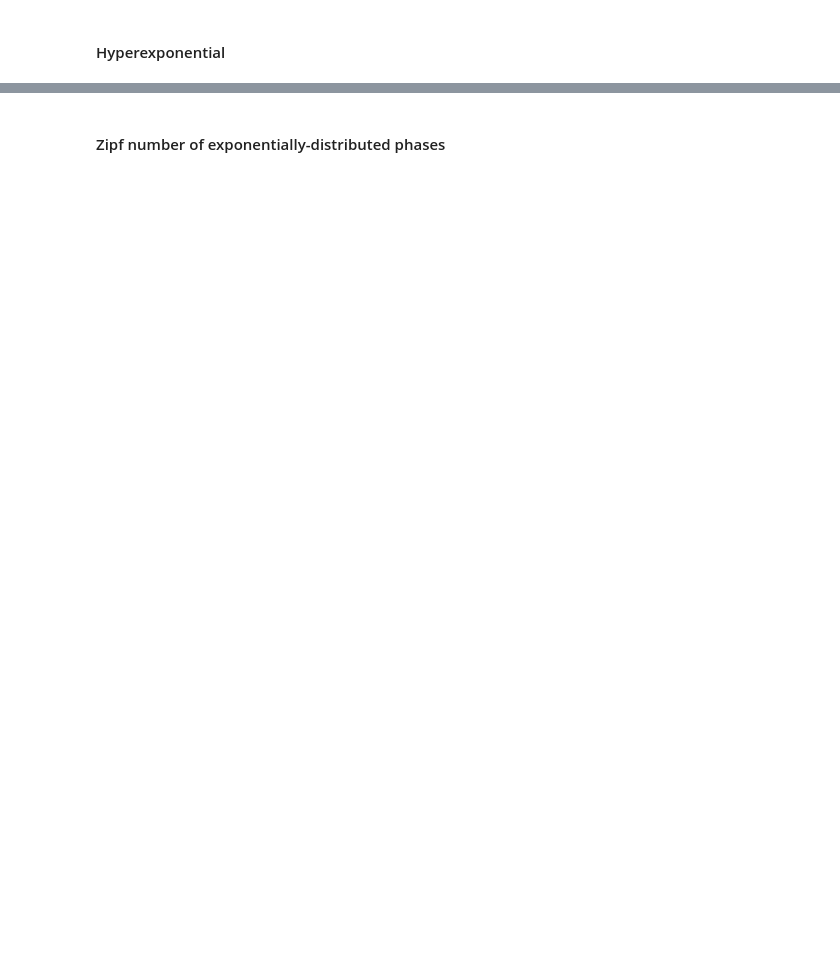
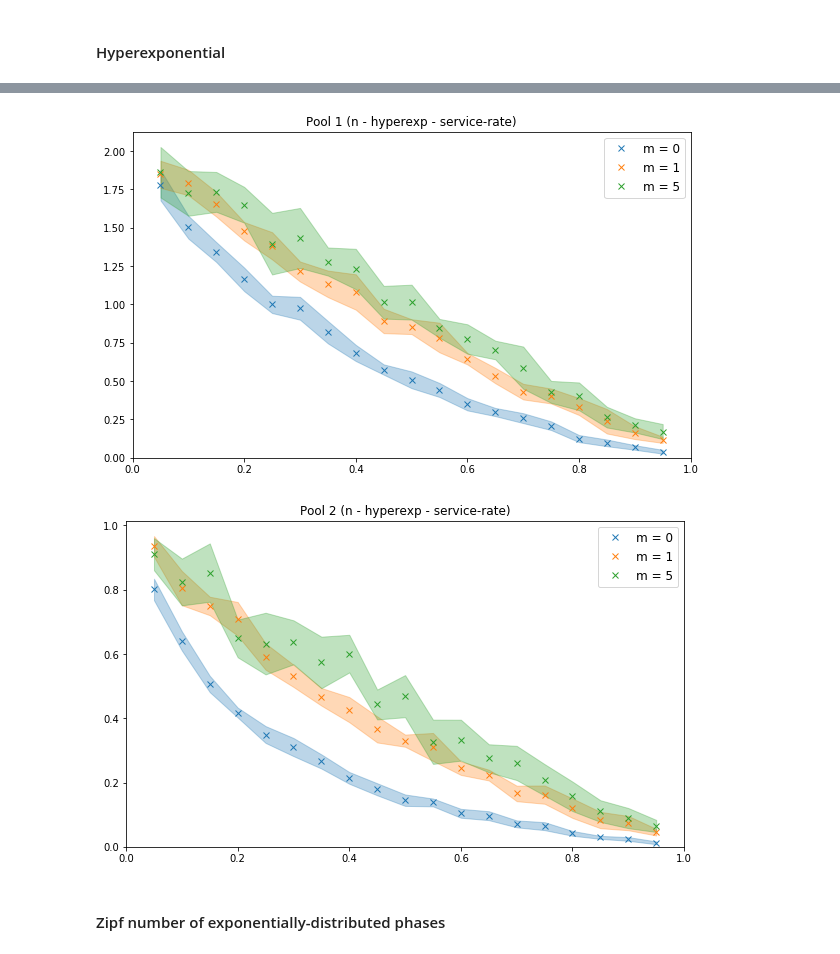
Before and after one commit to ccomte/phd-thesis, a Jupyter notebook: 7-job-scheduling/plot.ipynb, the cells around one changed output, grey strips where cells are left out. Saved outputs shown, nothing was run; the diff lists cells and outputs as text; code cells hidden in the pictures; blank space fills up the shorter version.

```diff
--- a/7-job-scheduling/plot.ipynb
+++ b/7-job-scheduling/plot.ipynb
@@ -94,2 +109,7 @@ toy_example('m', 'zipf', 'service-rate')
+# %%
+toy_example('n', 'hyperexp', 'service-rate')
+# %% [output]
+[figure, added]
+[figure, added]
 # %% [markdown]
 #### Zipf number of exponentially-distributed phases
```
Also changed, not shown: parts of 5 cells of this notebook, 8 other files.
